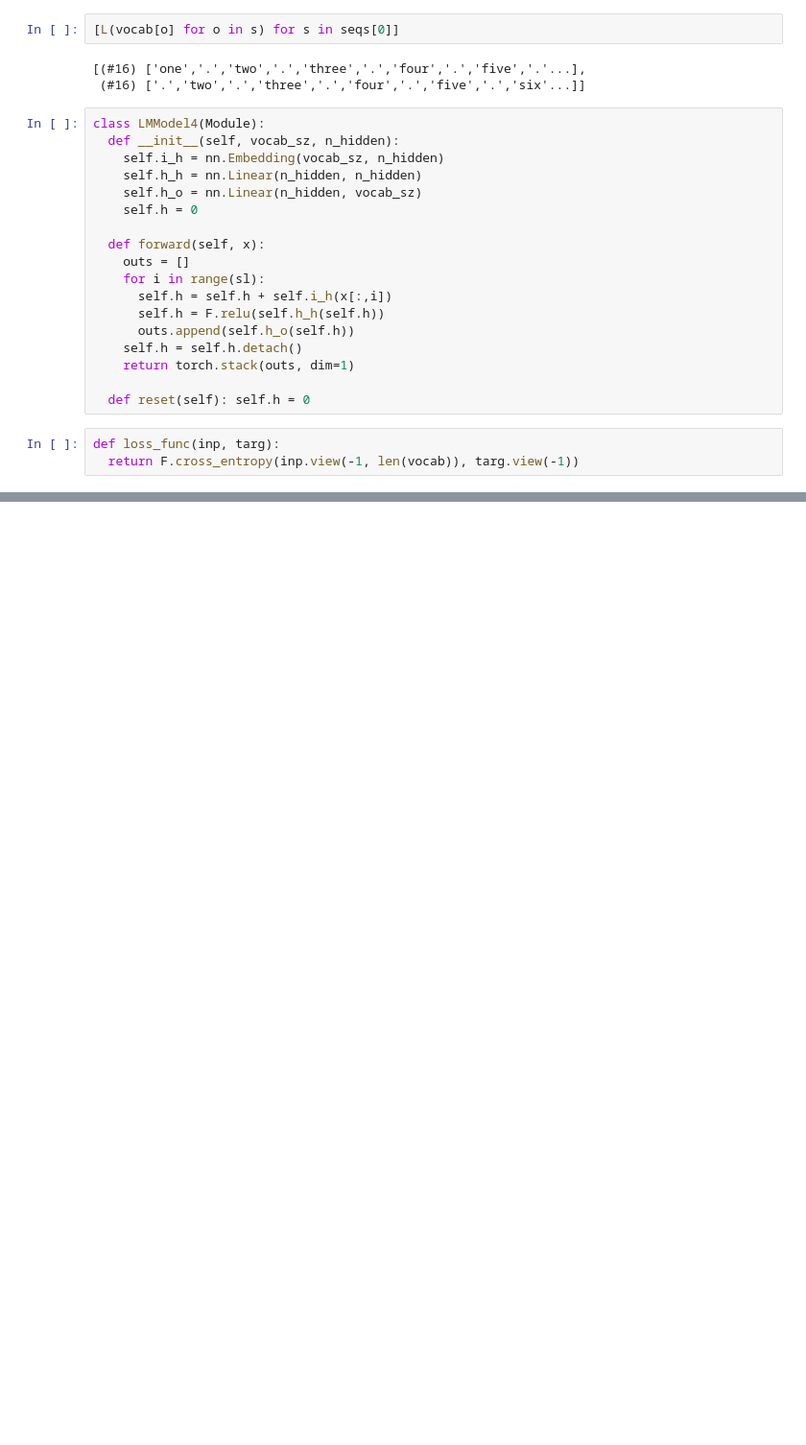
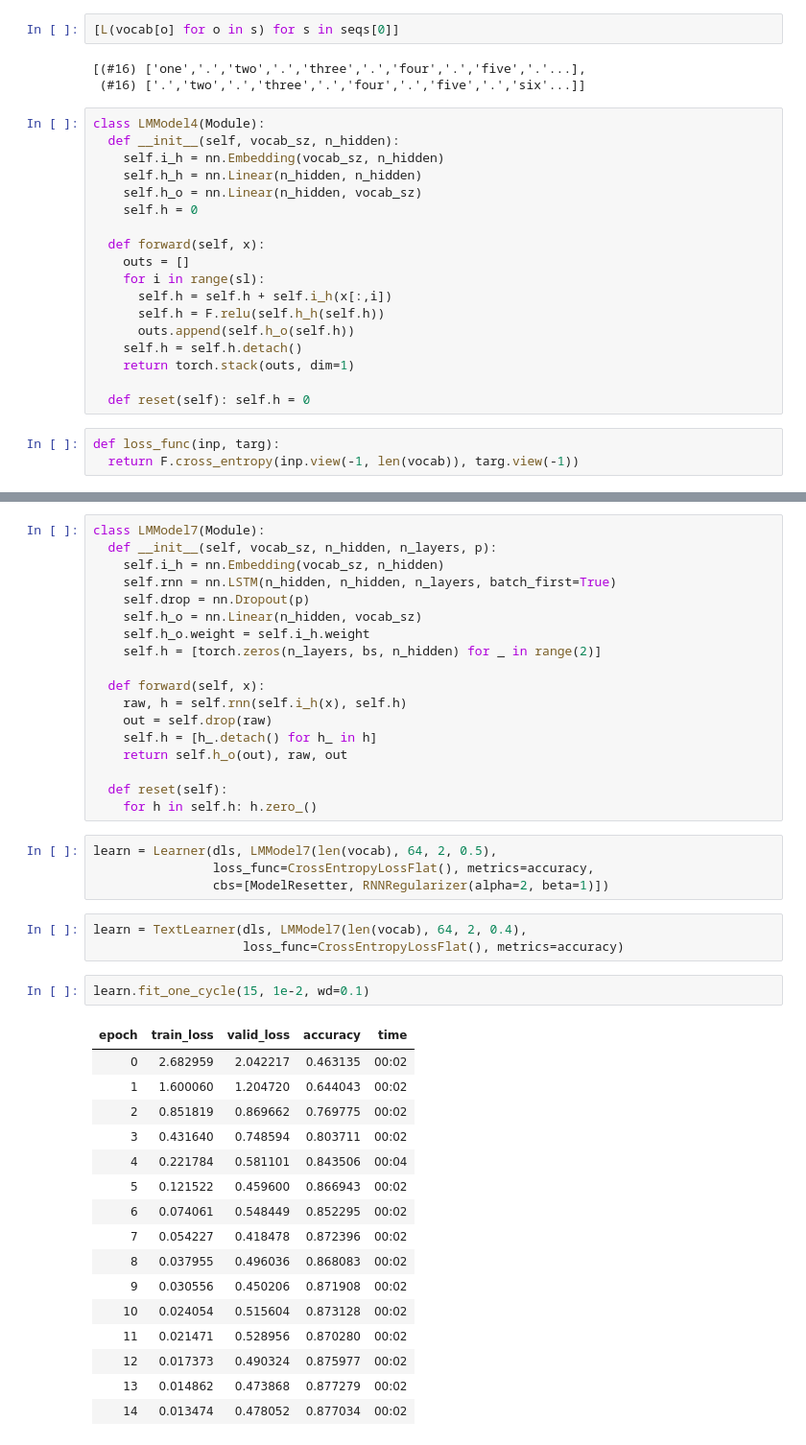
Before and after one commit to satani99/practical_deep_learning_for_coders, a Jupyter notebook: fast_ai_12.ipynb, the cells around one changed output, grey strips where cells are left out. Shown at 96% size. Cells and saved outputs as stored; diff of their text form; blank space fills up the shorter version.

```diff
--- a/fast_ai_12.ipynb
+++ b/fast_ai_12.ipynb
@@ -212,0 +339,44 @@ learn.fit_one_cycle(15, 3e-3)
+# %%
+class LMModel7(Module):
+  def __init__(self, vocab_sz, n_hidden, n_layers, p):
+    self.i_h = nn.Embedding(vocab_sz, n_hidden)
+    self.rnn = nn.LSTM(n_hidden, n_hidden, n_layers, batch_first=True)
+    self.drop = nn.Dropout(p)
+    self.h_o = nn.Linear(n_hidden, vocab_sz)
+    self.h_o.weight = self.i_h.weight
+    self.h = [torch.zeros(n_layers, bs, n_hidden) for _ in range(2)]
+
+  def forward(self, x):
+    raw, h = self.rnn(self.i_h(x), self.h)
+    out = self.drop(raw)
+    self.h = [h_.detach() for h_ in h]
+    return self.h_o(out), raw, out
+
+  def reset(self):
+    for h in self.h: h.zero_()
+# %%
+learn = Learner(dls, LMModel7(len(vocab), 64, 2, 0.5),
+                loss_func=CrossEntropyLossFlat(), metrics=accuracy,
+                cbs=[ModelResetter, RNNRegularizer(alpha=2, beta=1)])
+# %%
+learn = TextLearner(dls, LMModel7(len(vocab), 64, 2, 0.4),
+                    loss_func=CrossEntropyLossFlat(), metrics=accuracy)
+# %%
+learn.fit_one_cycle(15, 1e-2, wd=0.1)
+# %% [output]
+| epoch | train_loss | valid_loss | accuracy | time |
+| 0 | 2.682959 | 2.042217 | 0.463135 | 00:02 |
+| 1 | 1.600060 | 1.204720 | 0.644043 | 00:02 |
+| 2 | 0.851819 | 0.869662 | 0.769775 | 00:02 |
+| 3 | 0.431640 | 0.748594 | 0.803711 | 00:02 |
+| 4 | 0.221784 | 0.581101 | 0.843506 | 00:04 |
+| 5 | 0.121522 | 0.459600 | 0.866943 | 00:02 |
+| 6 | 0.074061 | 0.548449 | 0.852295 | 00:02 |
+| 7 | 0.054227 | 0.418478 | 0.872396 | 00:02 |
+| 8 | 0.037955 | 0.496036 | 0.868083 | 00:02 |
+| 9 | 0.030556 | 0.450206 | 0.871908 | 00:02 |
+| 10 | 0.024054 | 0.515604 | 0.873128 | 00:02 |
+| 11 | 0.021471 | 0.528956 | 0.870280 | 00:02 |
+| 12 | 0.017373 | 0.490324 | 0.875977 | 00:02 |
+| 13 | 0.014862 | 0.473868 | 0.877279 | 00:02 |
+| 14 | 0.013474 | 0.478052 | 0.877034 | 00:02 |
```
Also changed, not shown: parts of 11 cells of this notebook.
